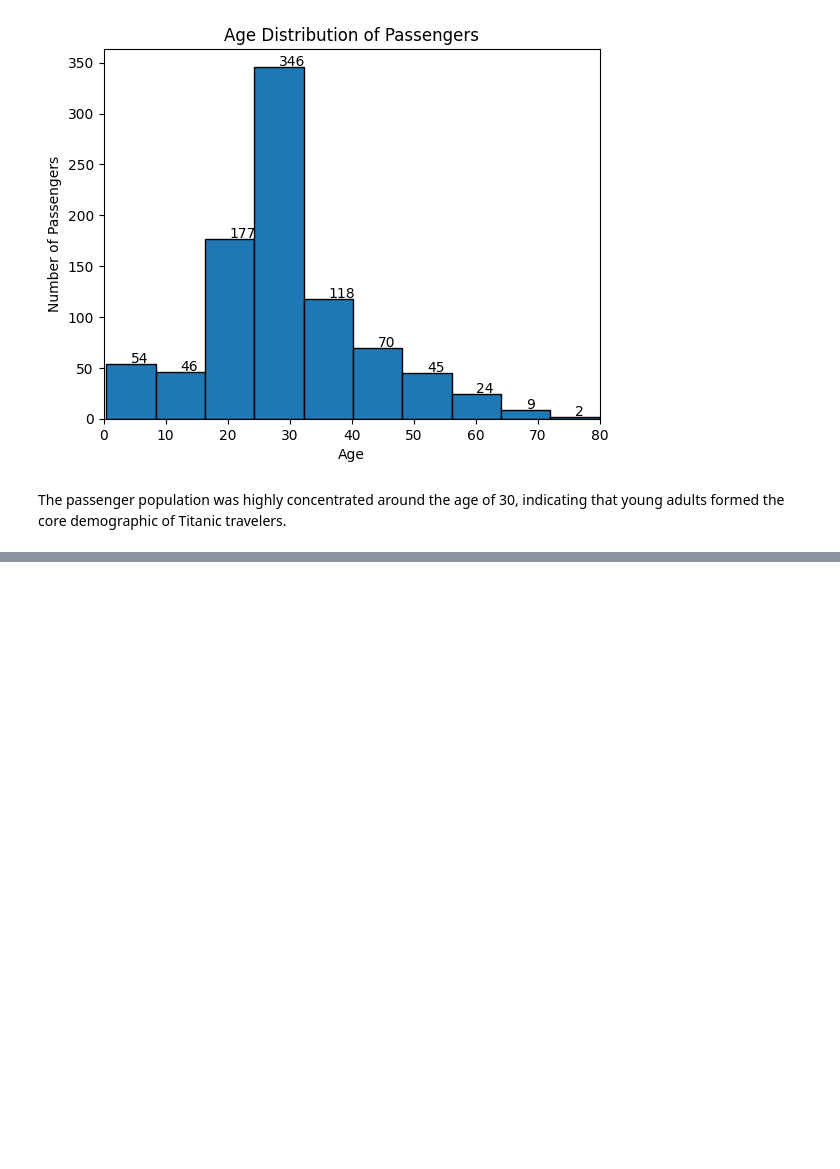
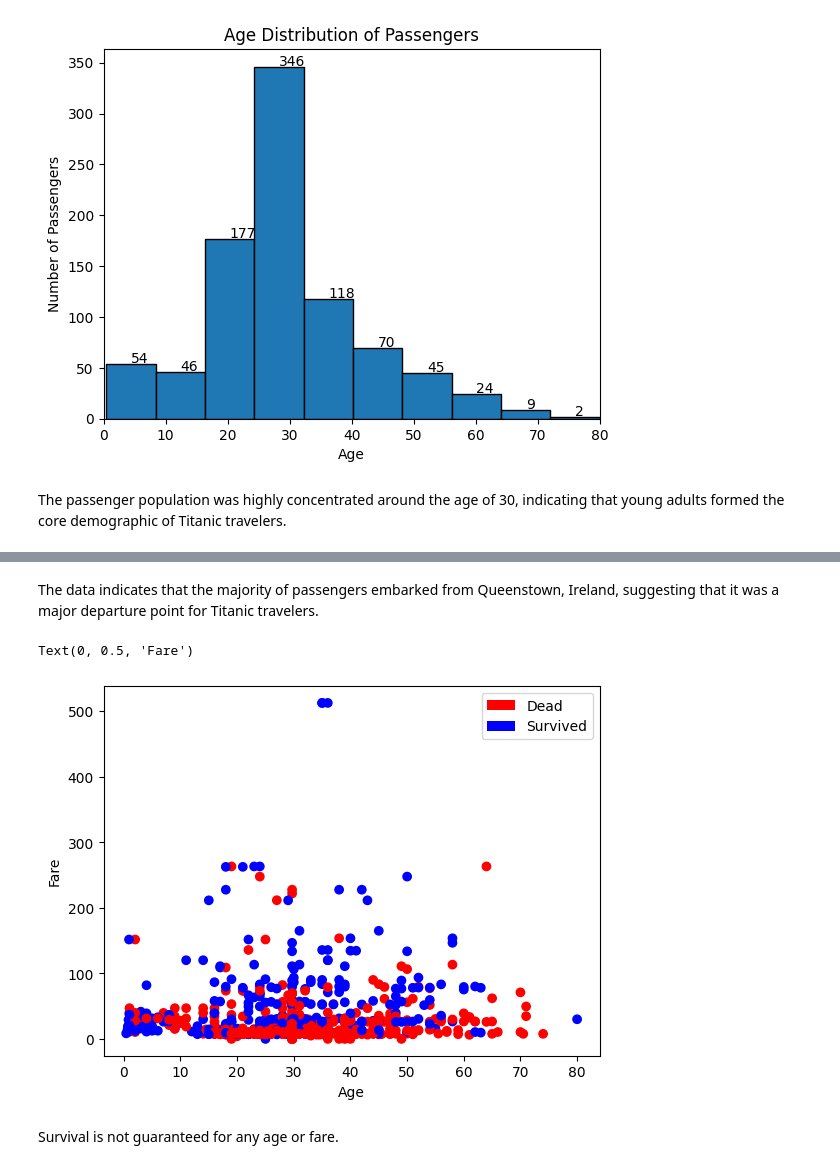
Before and after one commit to nasr-analyst/titanic-eda, a Jupyter notebook: notebook/main.ipynb, the cells around one changed output, grey strips where cells are left out. Saved outputs shown, nothing was run; the diff lists cells and outputs as text; code cells hidden in the pictures; blank space fills up the shorter version.

```diff
--- a/notebook/main.ipynb
+++ b/notebook/main.ipynb
@@ -139 +162,20 @@ The passenger population was highly concentrated around the age of 30, indicatin
+# %% [markdown]
+
+The data indicates that the majority of passengers embarked from Queenstown, Ireland, suggesting that it was a major departure point for Titanic travelers.
+# %%
+from matplotlib.patches import Patch
+survived = np.array(df['Survived'])
+plt.scatter(df['Age'], df['Fare'],
+            color=['red' if x == 'No' else 'blue' for x in survived])
+legend_elements = [Patch(facecolor='red', label='Dead'),
+                   Patch(facecolor='blue', label='Survived')]
+plt.legend(handles=legend_elements)
+plt.xlabel('Age')
+plt.ylabel('Fare')
+# %% [output]
+Text(0, 0.5, 'Fare')
+[figure, added]
+# %% [markdown]
+
+Survival is not guaranteed for any age or fare.
 # %%
```
Also changed, not shown: parts of 6 cells of this notebook.
